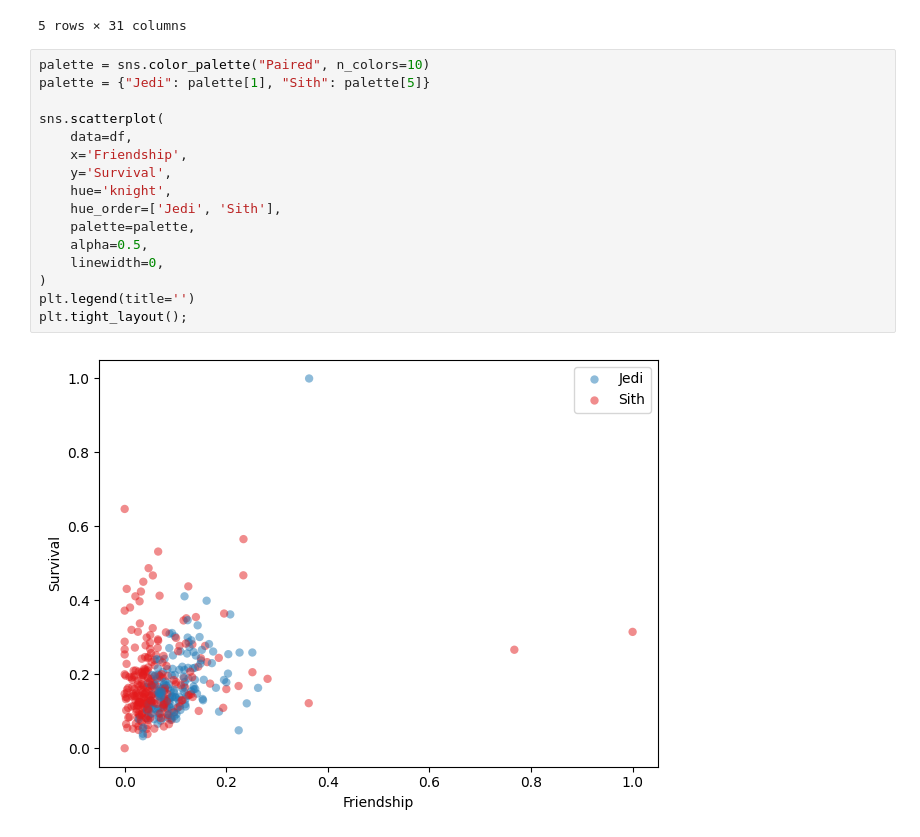
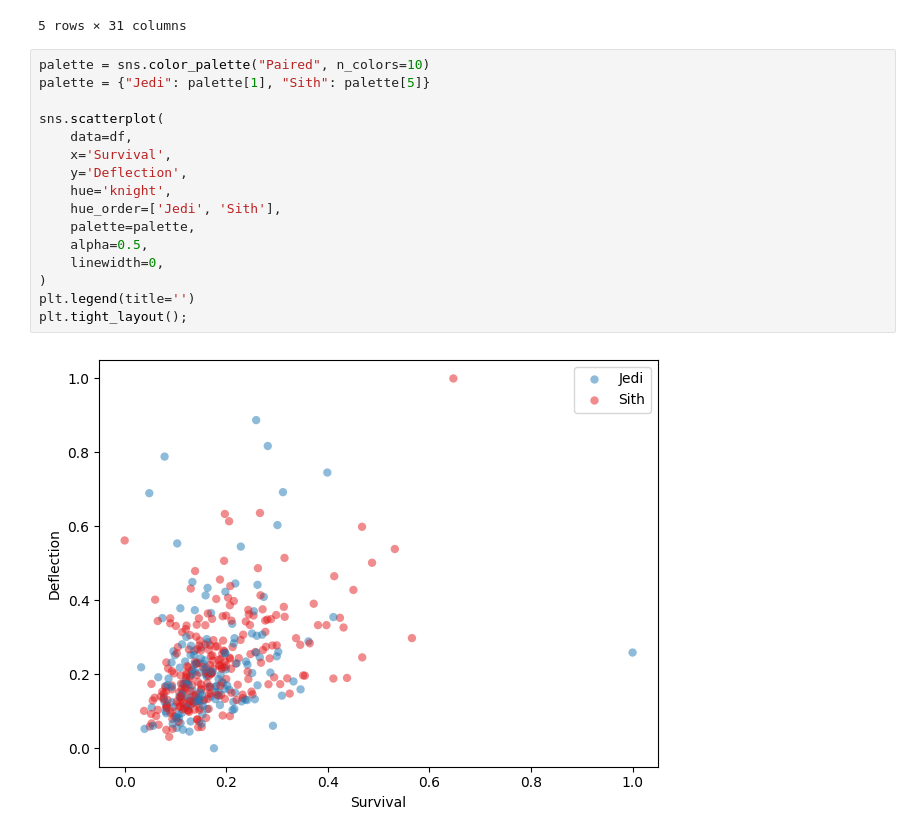
Before and after one commit to mdesmartin/piscine_datascience, a Jupyter notebook: 3_data_scientist_1/ex04/Normalization.ipynb, the cells around one changed output. Saved outputs shown, nothing was run; the diff lists cells and outputs as text.

```diff
--- a/3_data_scientist_1/ex04/Normalization.ipynb
+++ b/3_data_scientist_1/ex04/Normalization.ipynb
@@ -30,18 +33,18 @@ df.head()
 # %%
 palette = sns.color_palette("Paired", n_colors=10)
 palette = {"Jedi": palette[1], "Sith": palette[5]}
 
 sns.scatterplot(
     data=df,
-    x='Friendship',
-    y='Survival',
+    x='Survival',
+    y='Deflection',
     hue='knight',
     hue_order=['Jedi', 'Sith'],
     palette=palette,
     alpha=0.5,
     linewidth=0,
 )
 plt.legend(title='')
 plt.tight_layout();
 # %% [output]
-[figure, old version]
+[figure, new version]
```
Also changed, not shown: parts of 1 cell of this notebook, 7 other files.
